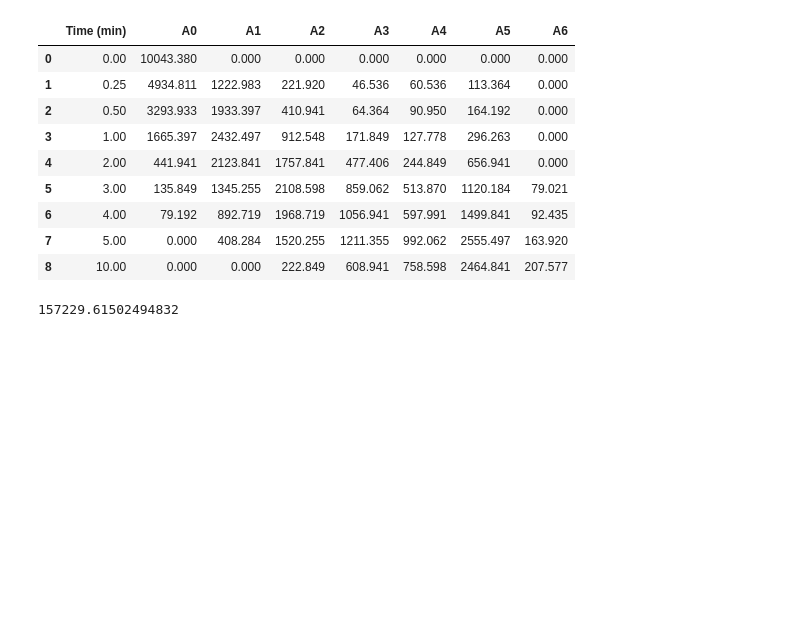
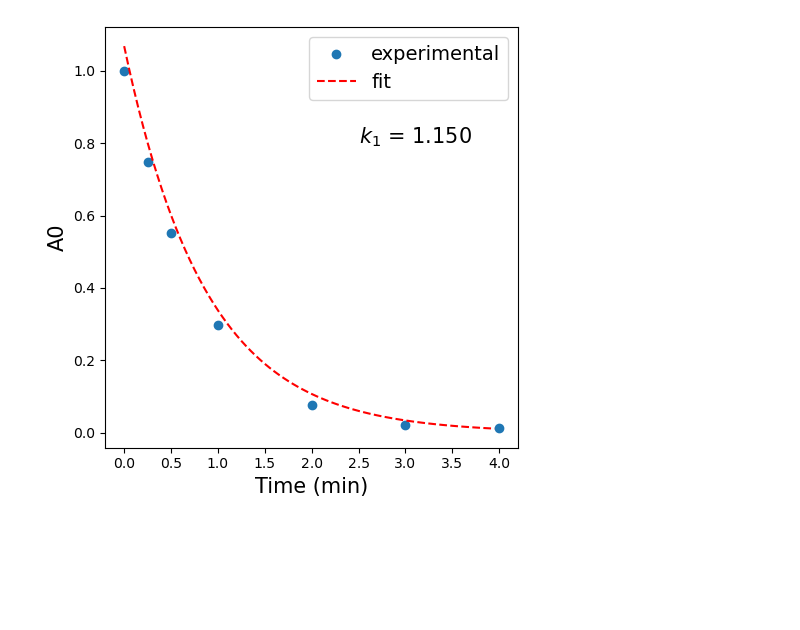
Before and after one commit to PDNALab/kinetic_fit, a Jupyter notebook: kinetic_fit.ipynb, the cells around one changed output. Drawn from its saved outputs; the diff is of its cells as text; code cells hidden in the pictures; blank space fills up the shorter version.

```diff
--- a/kinetic_fit.ipynb
+++ b/kinetic_fit.ipynb
@@ -4,0 +27,3 @@ import pandas as pd
+# %%
+df = pd.concat([df['Time (min)'],df.iloc[:,1:].div(df.iloc[:,1:].sum(axis=1), axis=0)], axis=1)
+df
@@ -4,0 +45,25 @@ import pandas as pd
+# %%
+A0 = df['A0'][:-2]  # Read only non-zero A0
+t = df['Time (min)'][:-2]
+
+k_1, bias = np.polyfit(t, np.log(1/A0), 1, full=False, cov=False)  # bias = intercept of the fit
+
+# Plot the data points and the fit
+
+fig, ax = plt.subplots(figsize=(5, 5))
+ax.scatter(t, A0, label='experimental')
+
+t_ = np.arange(0, 4, 0.05)
+ax.plot(t_, np.exp((-t_ * k_1) + bias), 'r--', label='fit')
+
+ax.text(2.5, 0.8 * np.max(A0), f'$k_1$ = {k_1:.3f}', fontsize=15, color='black')
+
+ax.set_xlabel('Time (min)', fontsize=15)
+ax.set_ylabel('A0', fontsize=15)
+
+ax.legend(fontsize=14)
+
+plt.tight_layout()
+plt.show()
+# %% [output]
+[figure, added]
@@ -5,3 +72,6 @@ import pandas as pd
+# %% [markdown]
+<span style="color: #ffffff; font-family: monospace; font-size: 0.9em;">Build python function mimicing the equation:
+$$ A_i(t) = \prod_{j=1}^i k_j \sum_{j=1}^{i+1} \frac{e^{-k_jt}}{\prod_{p=1,p\neq j}^{i+1}(k_p-k_j)} \qquad i=1...n $$
 # %%
 def kinetc_fn(t, *k):
     '''
@@ -17,22 +87,4 @@ def kinetc_fn(t, *k):
             x1 += np.exp(-k[i-1]*t/x0)
         A *= k[j-1]*x1
     return A
-# %%
-df = pd.read_csv('kinetic_raw.csv')
-df
-# %% [output]
-|  | Time (min) | A0 | A1 | A2 | A3 | A4 | A5 | A6 |
-| 0 | 0.00 | 10043.380 | 0.000 | 0.000 | 0.000 | 0.000 | 0.000 | 0.000 |
-| 1 | 0.25 | 4934.811 | 1222.983 | 221.920 | 46.536 | 60.536 | 113.364 | 0.000 |
-| 2 | 0.50 | 3293.933 | 1933.397 | 410.941 | 64.364 | 90.950 | 164.192 | 0.000 |
-| 3 | 1.00 | 1665.397 | 2432.497 | 912.548 | 171.849 | 127.778 | 296.263 | 0.000 |
-| 4 | 2.00 | 441.941 | 2123.841 | 1757.841 | 477.406 | 244.849 | 656.941 | 0.000 |
-| 5 | 3.00 | 135.849 | 1345.255 | 2108.598 | 859.062 | 513.870 | 1120.184 | 79.021 |
-| 6 | 4.00 | 79.192 | 892.719 | 1968.719 | 1056.941 | 597.991 | 1499.841 | 92.435 |
-| 7 | 5.00 | 0.000 | 408.284 | 1520.255 | 1211.355 | 992.062 | 2555.497 | 163.920 |
-| 8 | 10.00 | 0.000 | 0.000 | 222.849 | 608.941 | 758.598 | 2464.841 | 207.577 |
-# %%
-kinetc_fn(1,2,3,4,5,6)
-# %% [output]
-157229.61502494832
 # %% [markdown]
```
Also changed, not shown: parts of 11 cells of this notebook.
